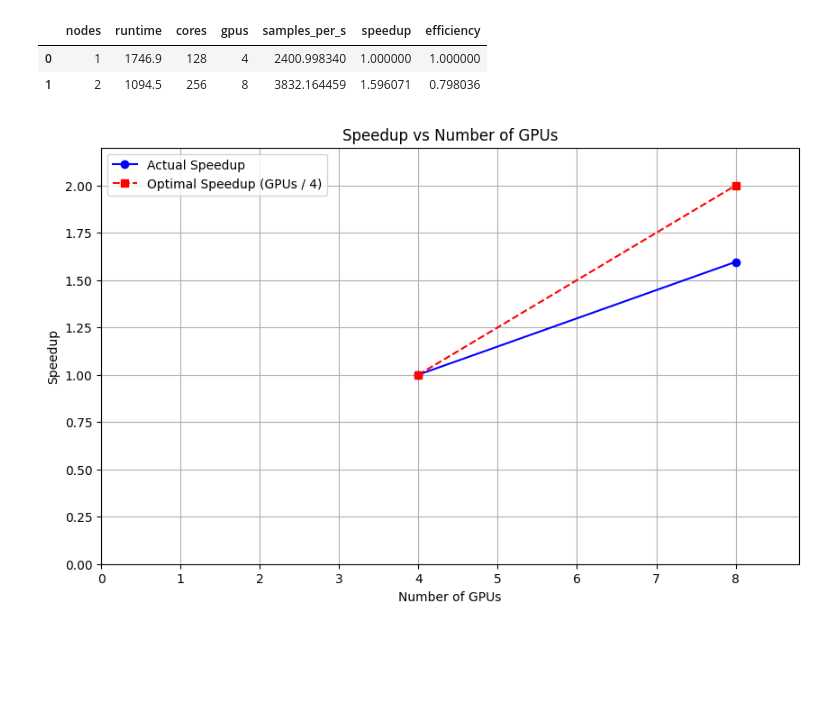
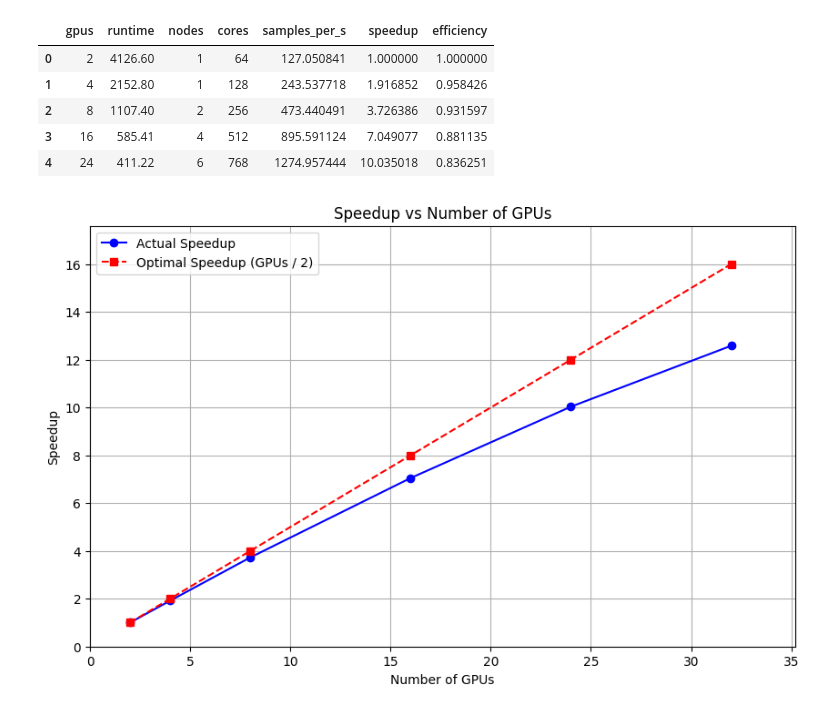
Before and after one commit to FZJ-INM1-BDA/cl-3d, a Jupyter notebook: notebooks/scaling_plot_nodes.ipynb, the cells around one changed output. Cells and saved outputs as stored; diff of their text form; code cells hidden in the pictures; blank space fills up the shorter version.

Commit message:
Scaling experiment patch size 512

```diff
--- a/notebooks/scaling_plot_nodes.ipynb
+++ b/notebooks/scaling_plot_nodes.ipynb
@@ -15,21 +15,22 @@ jrlogin09.jureca
 scaling_csv = "doc/node_scaling.csv"
 
 batch_size = 128
-epoch_size = 4194304
+epoch_size = 524288
 
 gpus_per_node = 4
-cpus_per_node = 128
+cpus_per_task = 32
 
 ###
 
 import pandas as pd
+import numpy as np
 
 # Load values storing execution time of run_training_epoch function
 df = pd.read_csv(scaling_csv)
 
+df['nodes'] = (df['gpus'] / gpus_per_node).apply(np.ceil).astype(int)
+df['cores'] = df['gpus'] * cpus_per_task
 
-df['cores'] = df['nodes'] * cpus_per_node
-df['gpus'] = df['nodes'] * gpus_per_node
 df['samples_per_s'] = epoch_size / df['runtime']
 
 reference_sps = df.loc[0]['samples_per_s']
@@ -47,38 +48,41 @@ df['efficiency'] = df.apply(lambda row: compute_efficiency(row), axis=1)
 
 df.head()
 # %% [output]
-|  | nodes | runtime | cores | gpus | samples_per_s | speedup | efficiency |
-| 0 | 1 | 1746.9 | 128 | 4 | 2400.998340 | 1.000000 | 1.000000 |
-| 1 | 2 | 1094.5 | 256 | 8 | 3832.164459 | 1.596071 | 0.798036 |
+|  | gpus | runtime | nodes | cores | samples_per_s | speedup | efficiency |
+| 0 | 2 | 4126.60 | 1 | 64 | 127.050841 | 1.000000 | 1.000000 |
+| 1 | 4 | 2152.80 | 1 | 128 | 243.537718 | 1.916852 | 0.958426 |
+| 2 | 8 | 1107.40 | 2 | 256 | 473.440491 | 3.726386 | 0.931597 |
+| 3 | 16 | 585.41 | 4 | 512 | 895.591124 | 7.049077 | 0.881135 |
+| 4 | 24 | 411.22 | 6 | 768 | 1274.957444 | 10.035018 | 0.836251 |
 # %%
 # Plot it
 
 import matplotlib.pyplot as plt
 
 # Plotting
 plt.figure(figsize=(10, 6))
 
 # Plot number of GPUs against speedup
 plt.plot(df['gpus'], df['speedup'], 'o-', label='Actual Speedup', color='blue')
 
 # Plot reference line for optimal speedup
-optimal_speedup = df['gpus'] / 4
-plt.plot(df['gpus'], optimal_speedup, 's--', label='Optimal Speedup (GPUs / 4)', color='red')
+optimal_speedup = df['gpus'] / 2
+plt.plot(df['gpus'], optimal_speedup, 's--', label='Optimal Speedup (GPUs / 2)', color='red')
 
 # Adding labels and title
 plt.xlabel('Number of GPUs')
 plt.ylabel('Speedup')
 plt.title('Speedup vs Number of GPUs')
 plt.legend()
 
 # Set x-axis limits
 plt.xlim(0, 1.1 * df['gpus'].max())
 
 # Set x-axis limits
 plt.ylim(0, 1.1 * optimal_speedup.max())
 
 # Display the plot
 plt.grid(True)
 plt.show()
 # %% [output]
-[figure, old version]
+[figure, new version]
```
Also changed, not shown: parts of 1 cell of this notebook, 10 other files.
